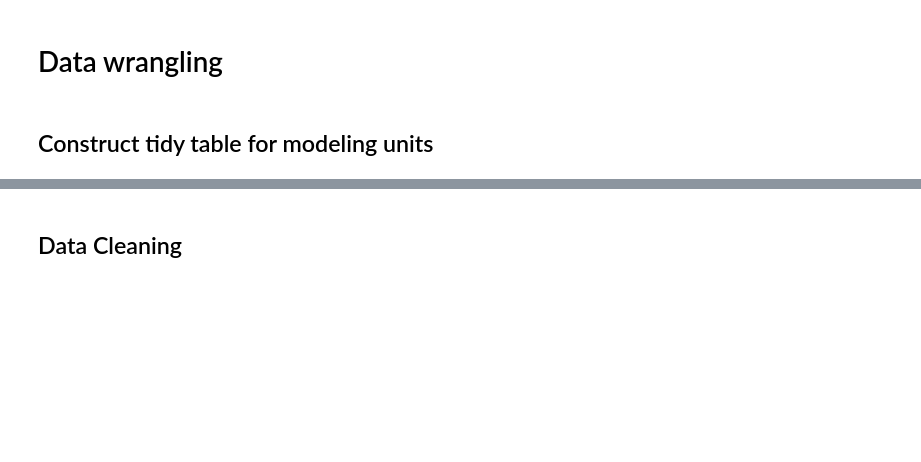
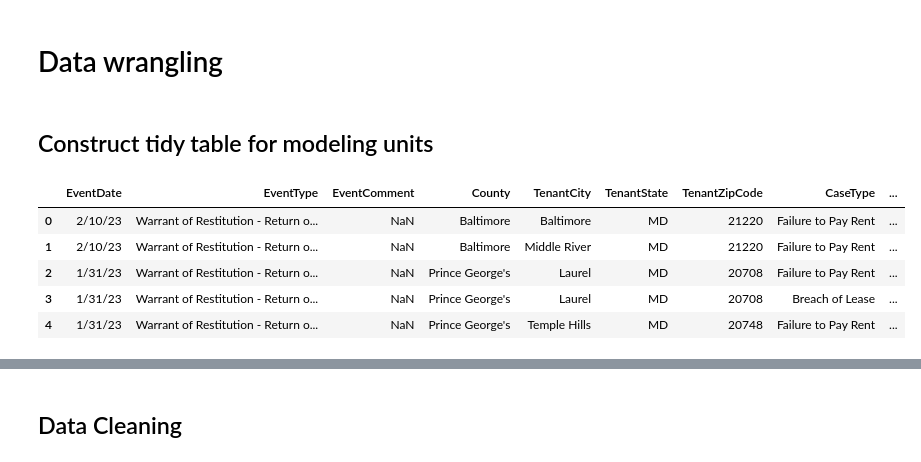
Before and after one commit to stg12793/ursp688y_sp2025, a Jupyter notebook: demos/demo12/demo12_live.ipynb, the cells around one changed output, grey strips where cells are left out. Cells and saved outputs as stored; diff of their text form; code cells hidden in the pictures; blank space fills up the shorter version.

```diff
--- a/demos/demo12/demo12_live.ipynb
+++ b/demos/demo12/demo12_live.ipynb
@@ -30,6 +33,15 @@ import demo12
 df = pd.read_csv('md_eviction_filings.csv', low_memory=False)
 # %% [markdown]
 ## Construct tidy table for modeling units
+# %%
+df.head()
+# %% [output]
+|  | EventDate | EventType | EventComment | County | TenantCity | TenantState | TenantZipCode | CaseType | ... |
+| 0 | 2/10/23 | Warrant of Restitution - Return o... | NaN | Baltimore | Baltimore | MD | 21220 | Failure to Pay Rent | ... |
+| 1 | 2/10/23 | Warrant of Restitution - Return o... | NaN | Baltimore | Middle River | MD | 21220 | Failure to Pay Rent | ... |
+| 2 | 1/31/23 | Warrant of Restitution - Return o... | NaN | Prince George's | Laurel | MD | 20708 | Failure to Pay Rent | ... |
+| 3 | 1/31/23 | Warrant of Restitution - Return o... | NaN | Prince George's | Laurel | MD | 20708 | Breach of Lease | ... |
+| 4 | 1/31/23 | Warrant of Restitution - Return o... | NaN | Prince George's | Temple Hills | MD | 20748 | Failure to Pay Rent | ... |
 # %%
 # Make eviction indicator
 df['evicted'] = df.EvictionYear.notnull().astype(int)
```
Also changed, not shown: parts of 27 cells of this notebook.
